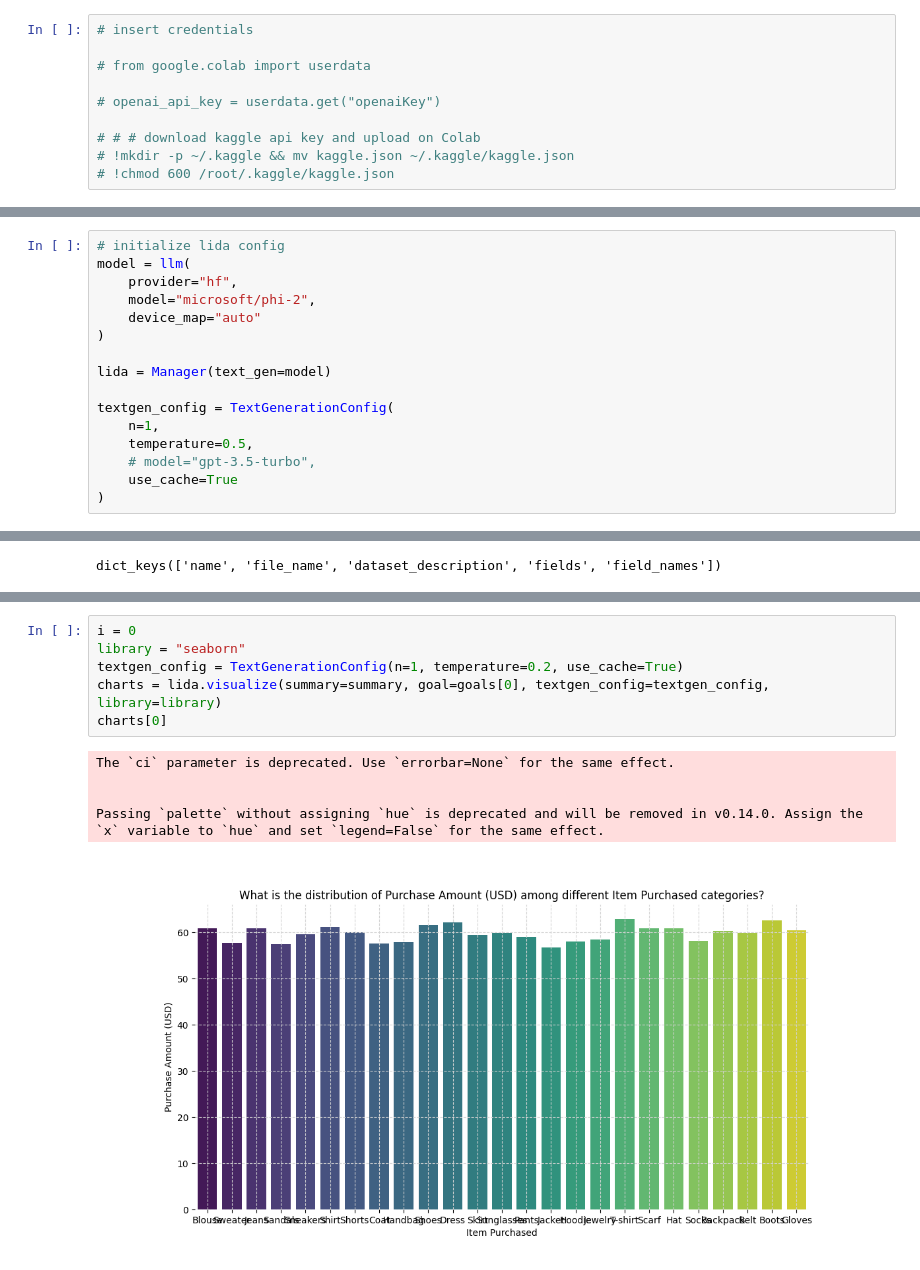
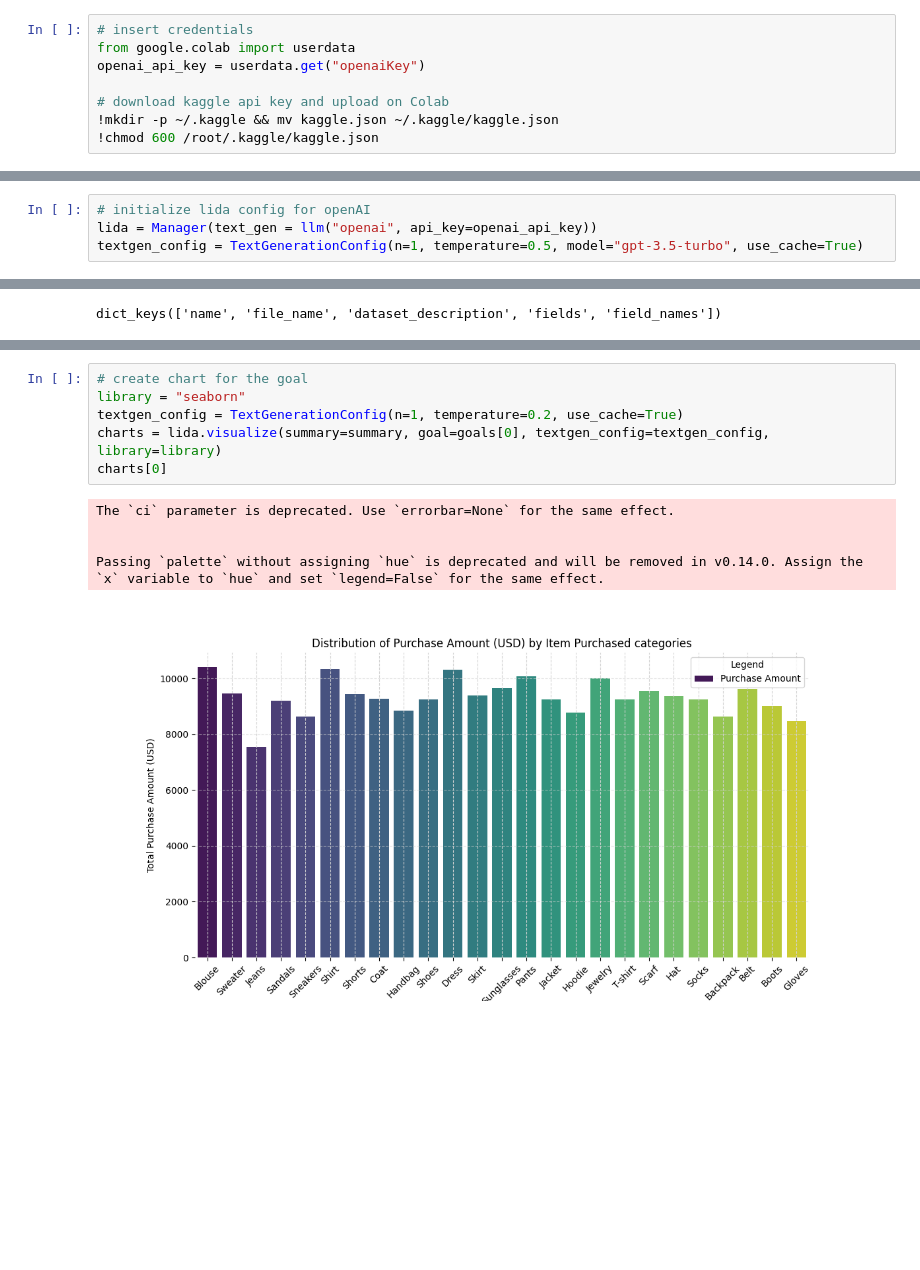
Before and after one commit to aishwarya-singh25/llm-data-viz, a Jupyter notebook: misc/trial1_lidaSupermarket.ipynb, the cells around one changed output, grey strips where cells are left out. Drawn from its saved outputs; the diff is of its cells as text; blank space fills up the shorter version.

Commit message:
final version (running with streamlit and hosted on colab)

```diff
--- a/misc/trial1_lidaSupermarket.ipynb
+++ b/misc/trial1_lidaSupermarket.ipynb
@@ -15,31 +13,17 @@
 from lida import Manager, TextGenerationConfig, llm
 # %%
 # insert credentials
+from google.colab import userdata
+openai_api_key = userdata.get("openaiKey")
 
-# from google.colab import userdata
-
-# openai_api_key = userdata.get("openaiKey")
-
-# # # download kaggle api key and upload on Colab
-# !mkdir -p ~/.kaggle && mv kaggle.json ~/.kaggle/kaggle.json
-# !chmod 600 /root/.kaggle/kaggle.json
+# download kaggle api key and upload on Colab
+!mkdir -p ~/.kaggle && mv kaggle.json ~/.kaggle/kaggle.json
+!chmod 600 /root/.kaggle/kaggle.json
 # %% [markdown]
 # 2. Visualizations
 # %% [markdown]
 ## 2.1 Simple viz
 # %%
-# initialize lida config
-model = llm(
-    provider="hf",
-    model="microsoft/phi-2",
-    device_map="auto"
-)
-
-lida = Manager(text_gen=model)
-
-textgen_config = TextGenerationConfig(
-    n=1,
-    temperature=0.5,
-    # model="gpt-3.5-turbo",
-    use_cache=True
-)
+# initialize lida config for openAI
+lida = Manager(text_gen = llm("openai", api_key=openai_api_key))
+textgen_config = TextGenerationConfig(n=1, temperature=0.5, model="gpt-3.5-turbo", use_cache=True)
@@ -100,12 +66,12 @@ goals[0]
 # %%
-i = 0
+# create chart for the goal
 library = "seaborn"
 textgen_config = TextGenerationConfig(n=1, temperature=0.2, use_cache=True)
 charts = lida.visualize(summary=summary, goal=goals[0], textgen_config=textgen_config, library=library)
 charts[0]
 # %% [output]
 The `ci` parameter is deprecated. Use `errorbar=None` for the same effect.
 
 
 Passing `palette` without assigning `hue` is deprecated and will be removed in v0.14.0. Assign the `x` variable to `hue` and set `legend=False` for the same effect.
-[figure, old version]
+[figure, new version]
```
Also changed, not shown: parts of 16 cells of this notebook.
